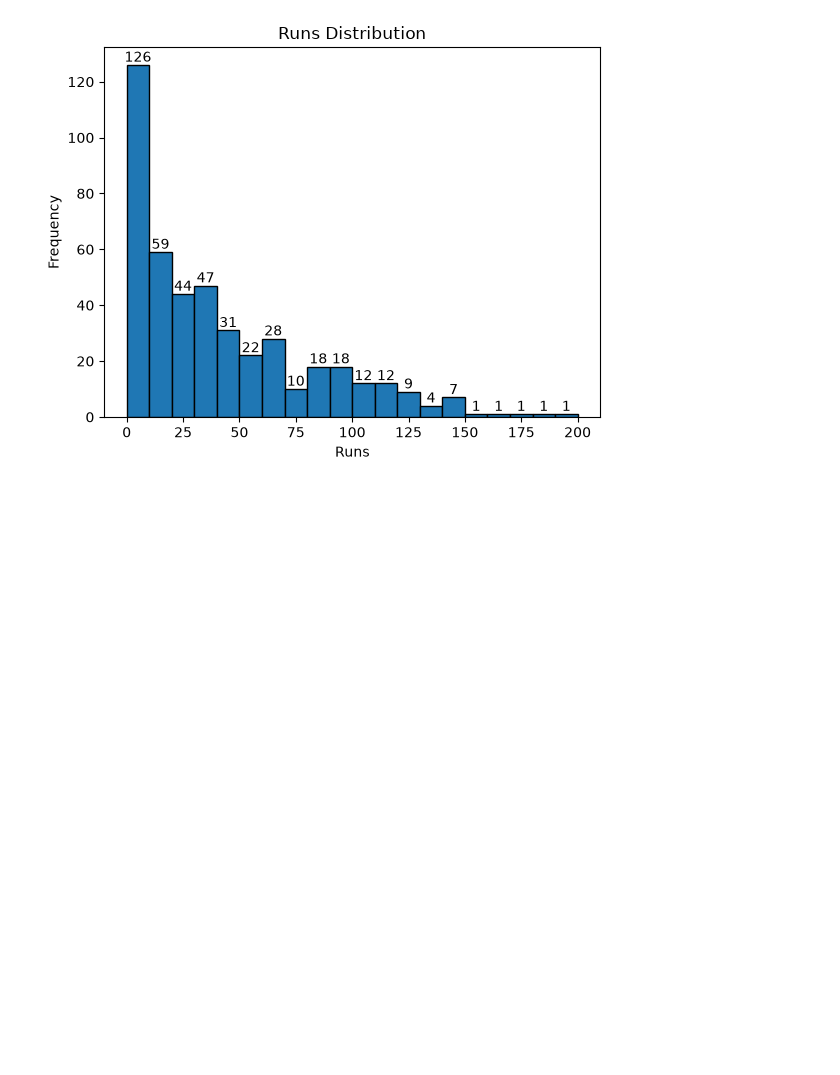
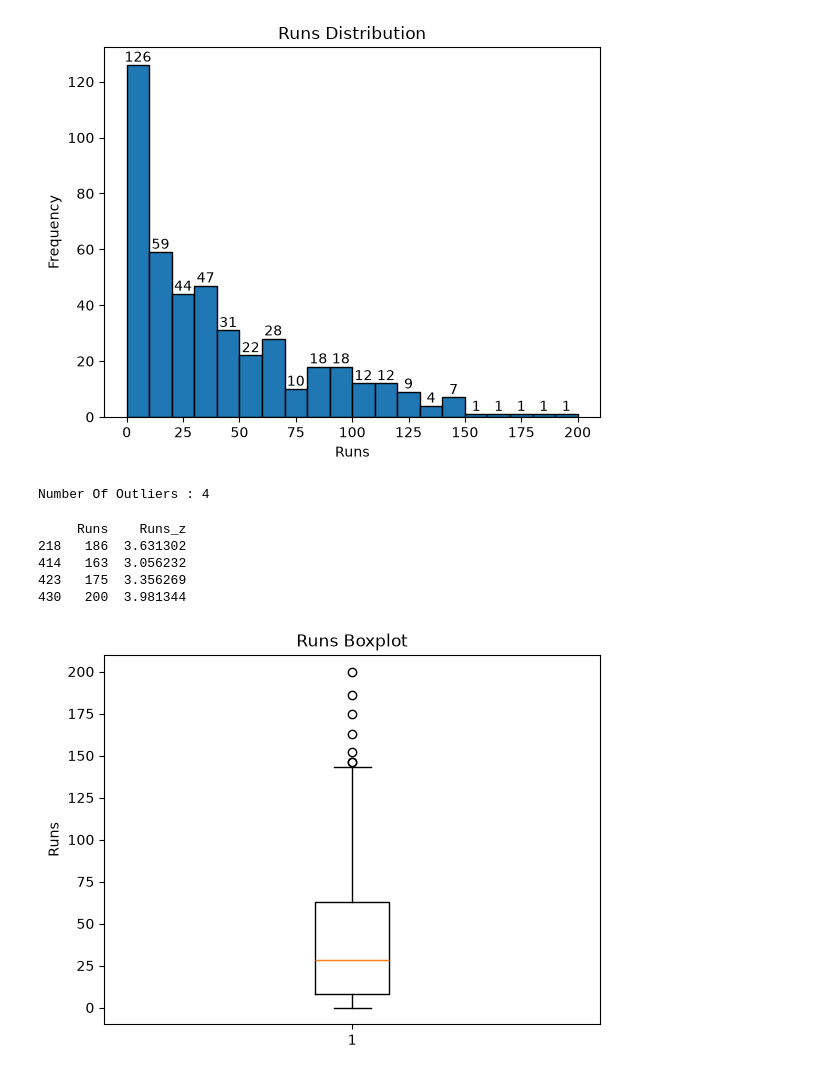
Before and after one commit to PGCP-AI3151/Data_Analytics, a Jupyter notebook: Analysis/Z_score_Normal_Distribution.ipynb, the cells around one changed output. Drawn from its saved outputs; the diff is of its cells as text; code cells hidden in the pictures; blank space fills up the shorter version.

```diff
--- a/Analysis/Z_score_Normal_Distribution.ipynb
+++ b/Analysis/Z_score_Normal_Distribution.ipynb
@@ -154,3 +154,24 @@ plt.ylabel('Frequency')
 plt.show()
 # %% [output]
 [figure]
+# %%
+df['Runs_z'] = zscore(df['Runs'])
+outliers = df[abs(df['Runs_z'] > 3)]
+print('Number Of Outliers :',len(outliers))
+# %% [output]
+Number Of Outliers : 4
+# %%
+print(outliers[['Runs','Runs_z']])
+# %% [output]
+     Runs    Runs_z
+218   186  3.631302
+414   163  3.056232
+423   175  3.356269
+430   200  3.981344
+# %%
+plt.boxplot(df['Runs'])
+plt.title('Runs Boxplot')
+plt.ylabel('Runs')
+plt.show()
+# %% [output]
+[figure, added]
```
Also changed, not shown: 2 other files.
